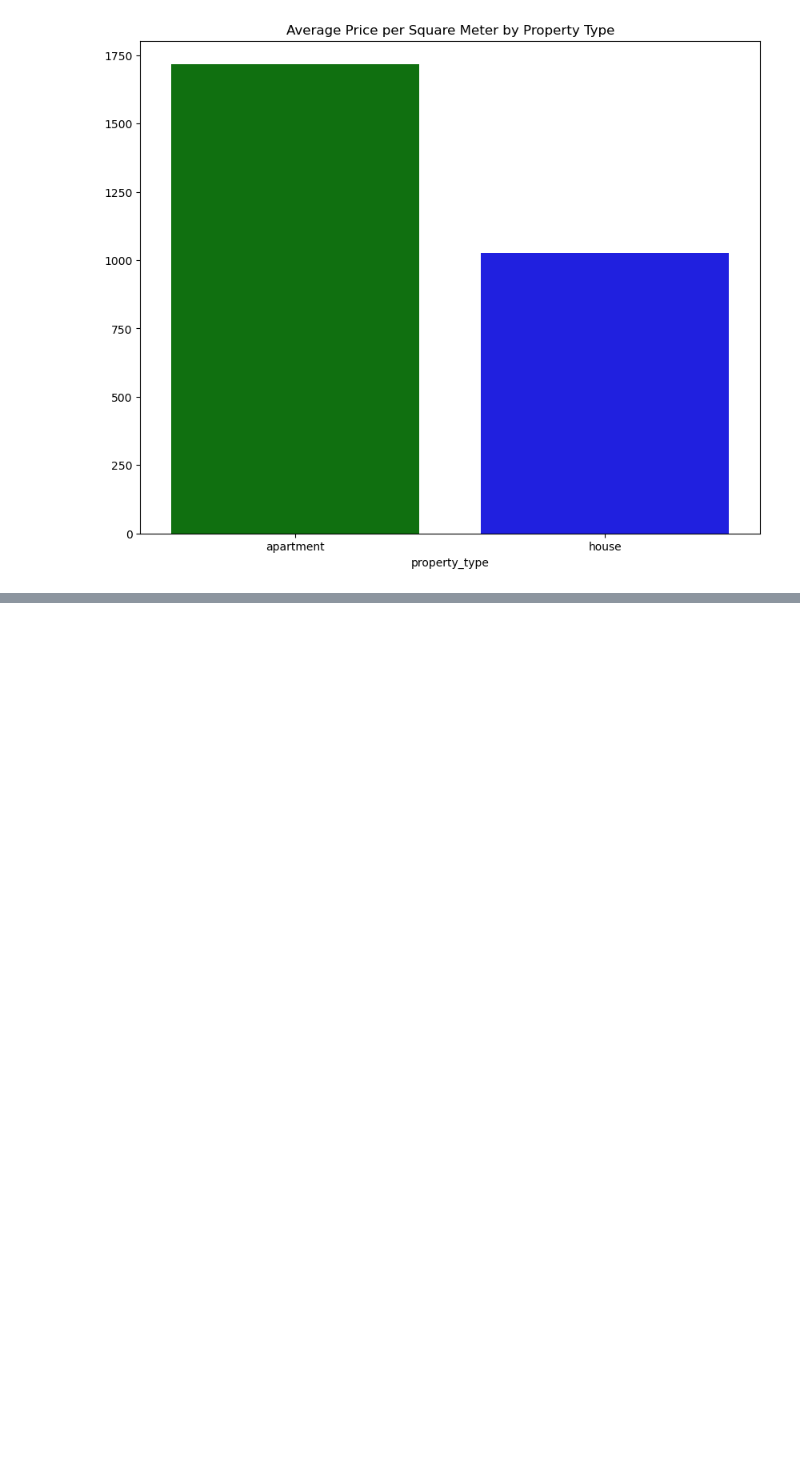
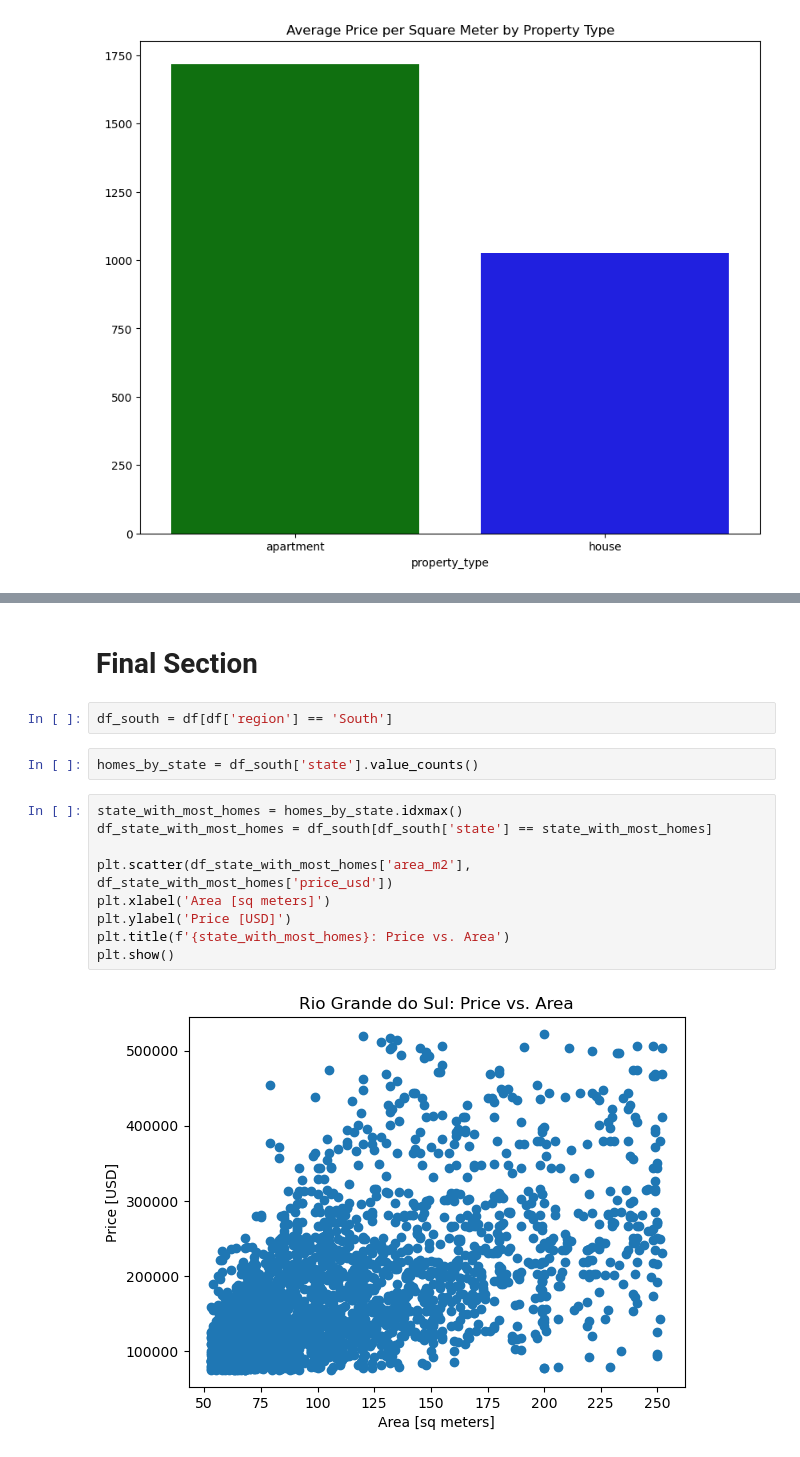
Before and after one commit to Nahsc0/house_price_analysis_in_Brazil, a Jupyter notebook: GSRA_project.ipynb, the cells around one changed output, grey strips where cells are left out. Saved outputs shown, nothing was run; the diff lists cells and outputs as text; blank space fills up the shorter version.

Commit message:
Finally concluded project

```diff
--- a/GSRA_project.ipynb
+++ b/GSRA_project.ipynb
@@ -324,0 +541,17 @@ plt.show()
+# %% [markdown]
+# Final Section
+# %%
+df_south = df[df['region'] == 'South']
+# %%
+homes_by_state = df_south['state'].value_counts()
+# %%
+state_with_most_homes = homes_by_state.idxmax()
+df_state_with_most_homes = df_south[df_south['state'] == state_with_most_homes]
+
+plt.scatter(df_state_with_most_homes['area_m2'], df_state_with_most_homes['price_usd'])
+plt.xlabel('Area [sq meters]')
+plt.ylabel('Price [USD]')
+plt.title(f'{state_with_most_homes}: Price vs. Area')
+plt.show()
+# %% [output]
+[figure, added]
```
Also changed, not shown: parts of 29 cells of this notebook, 1 other file.
